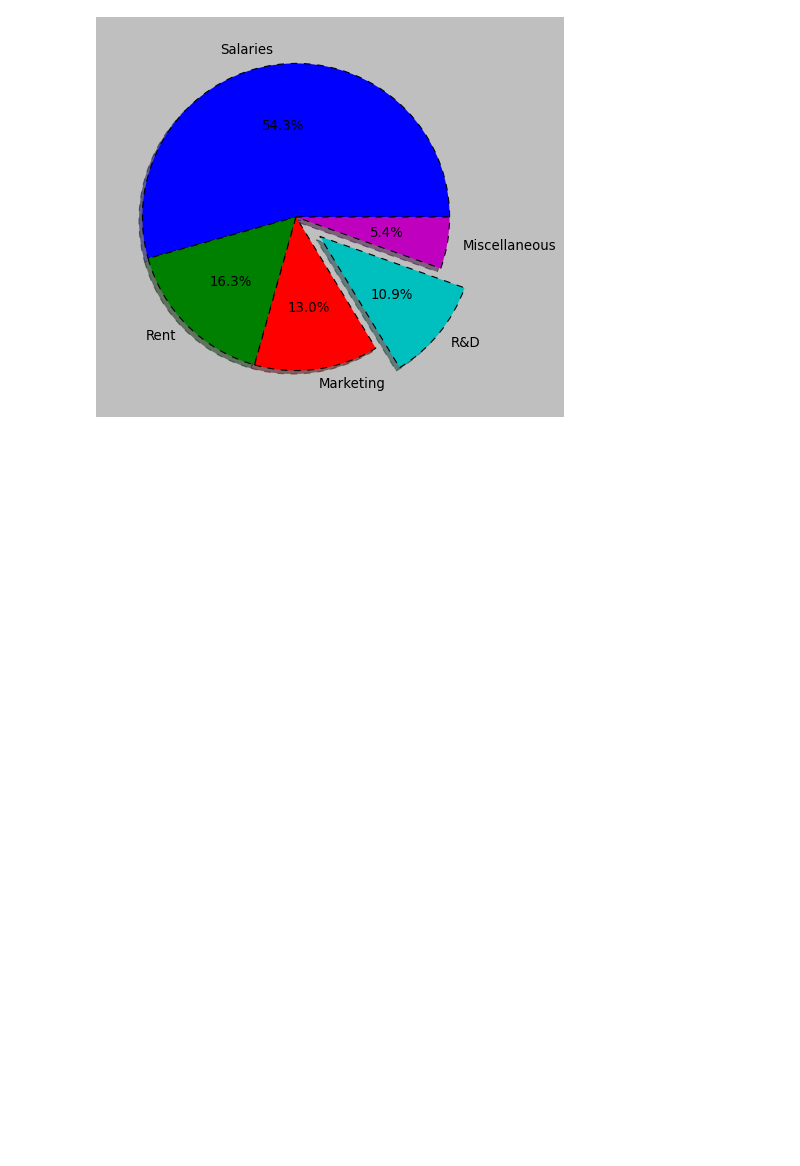
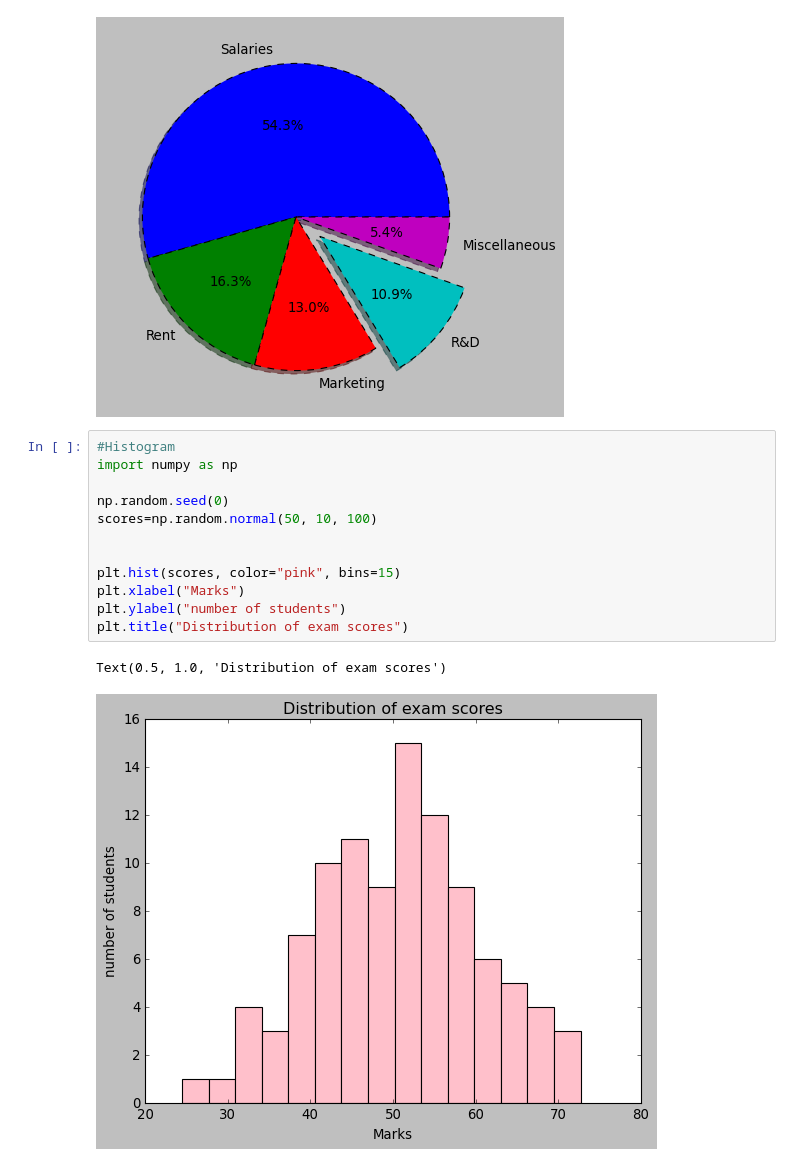
Before and after one commit to SimranGrak/python-data-science, a Jupyter notebook: matplotlib_tutorial.ipynb, the cells around one changed output. Saved outputs shown, nothing was run; the diff lists cells and outputs as text; blank space fills up the shorter version.

```diff
--- a/matplotlib_tutorial.ipynb
+++ b/matplotlib_tutorial.ipynb
@@ -241,3 +241,18 @@ plt.show()
 # plt.style.available
 # %% [output]
 [figure]
+# %%
+#Histogram
+import numpy as np
+
+np.random.seed(0)
+scores=np.random.normal(50, 10, 100)
+
+
+plt.hist(scores, color="pink", bins=15)
+plt.xlabel("Marks")
+plt.ylabel("number of students")
+plt.title("Distribution of exam scores")
+# %% [output]
+Text(0.5, 1.0, 'Distribution of exam scores')
+[figure, added]
```
Also changed, not shown: parts of 5 cells of this notebook.
